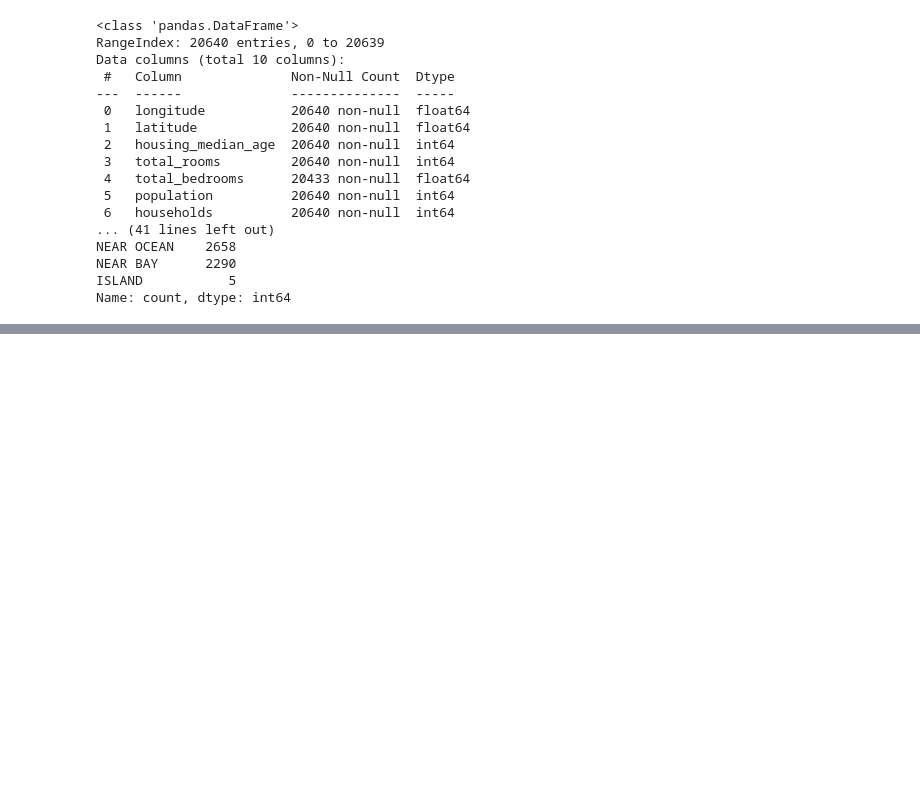
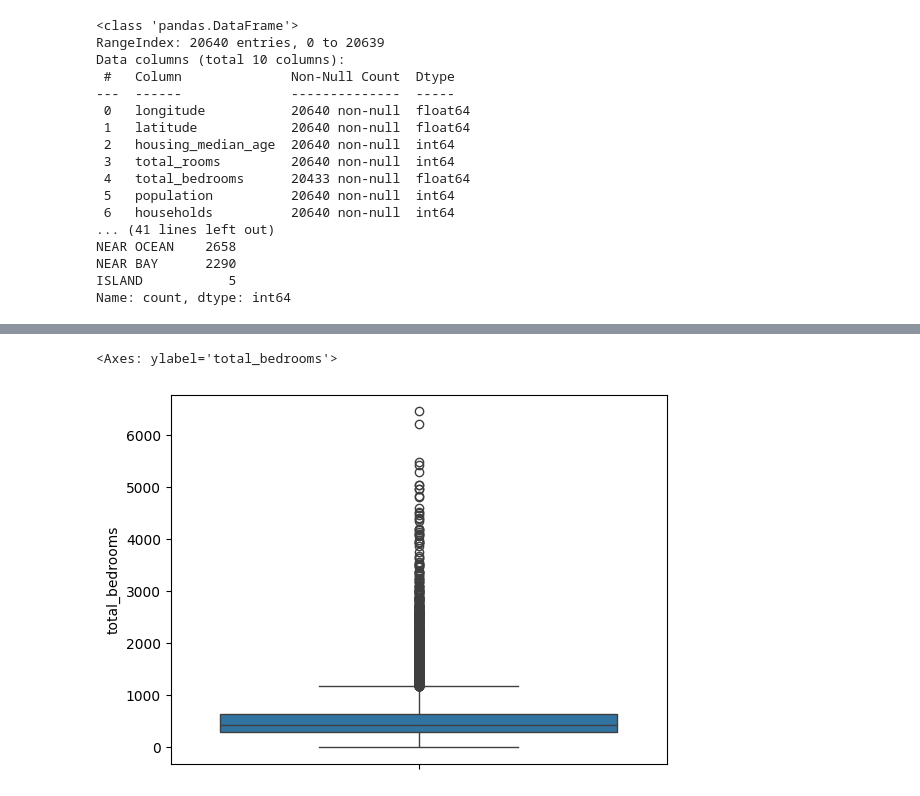
Before and after one commit to jancewicz/PJATK---Artificial-Intelligence-Postgraduate-Studies-, a Jupyter notebook: scikit-learn/regression/california.ipynb, the cells around one changed output, grey strips where cells are left out. Drawn from its saved outputs; the diff is of its cells as text; code cells hidden in the pictures; blank space fills up the shorter version.

```diff
--- a/scikit-learn/regression/california.ipynb
+++ b/scikit-learn/regression/california.ipynb
@@ -57,0 +71,5 @@ sns.boxplot(california_df["total_rooms"])
+# %%
+sns.boxplot(california_df["total_bedrooms"]) # Outliers around ~ 5500
+# %% [output]
+<Axes: ylabel='total_bedrooms'>
+[figure, added]
```
Also changed, not shown: parts of 13 cells of this notebook.
